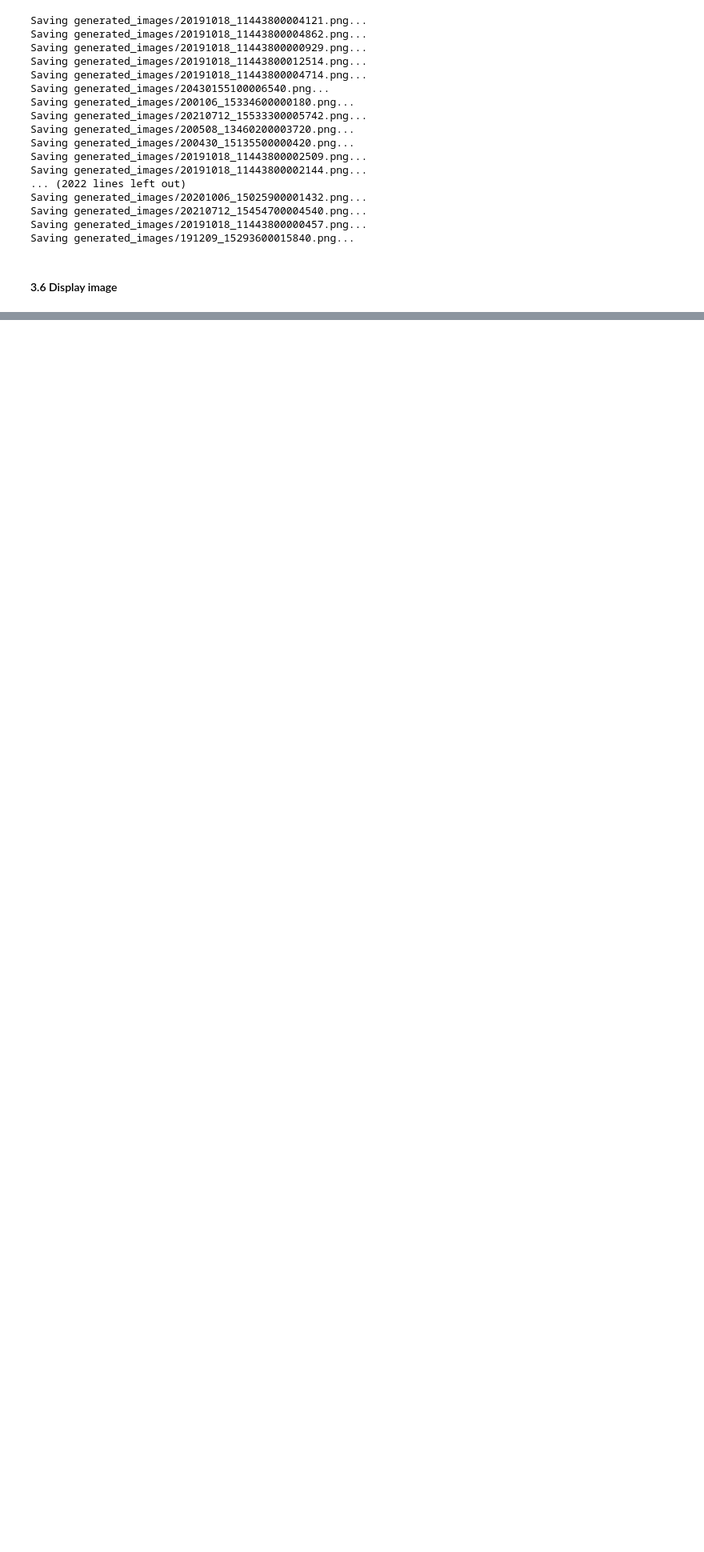
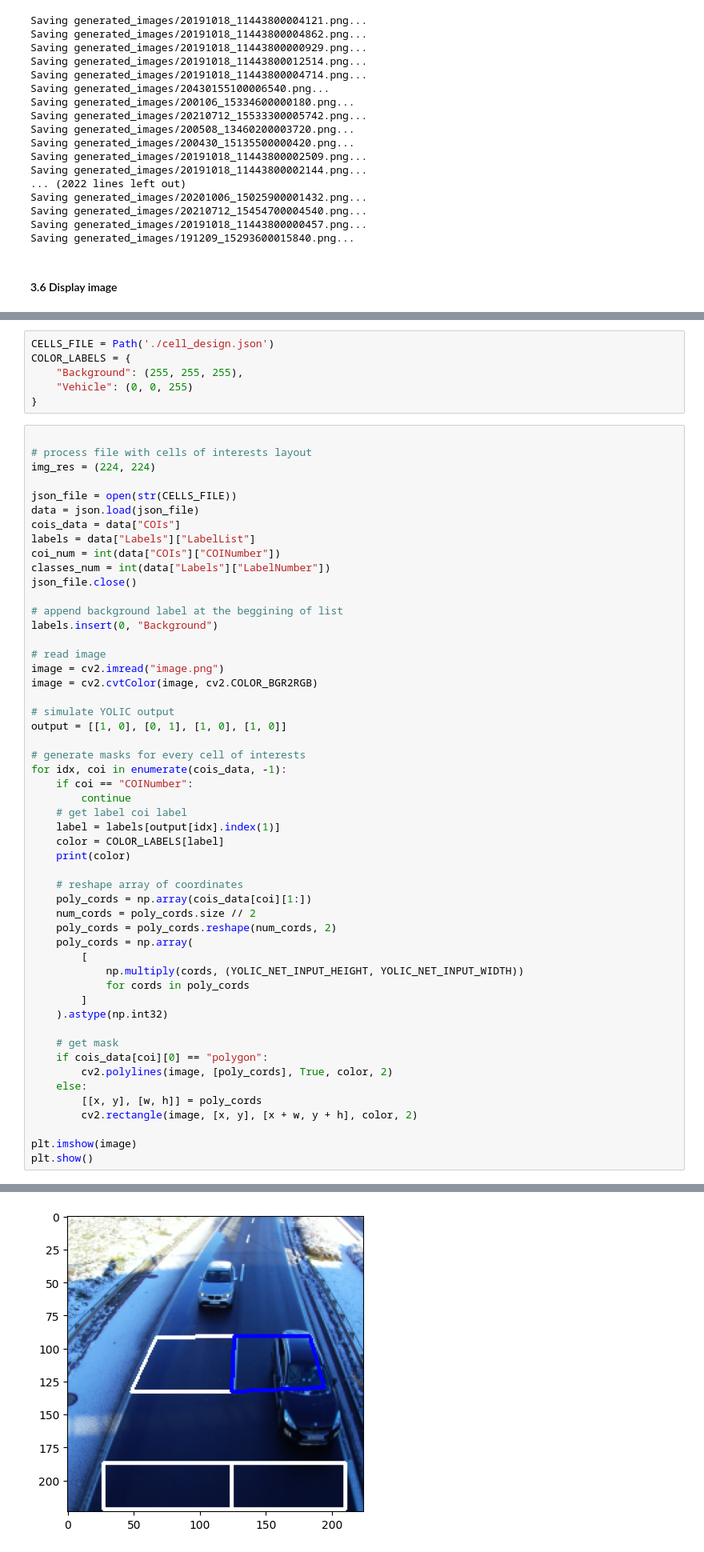
Before and after one commit to KozAAAAA/YOLIC, a Jupyter notebook: yolic.ipynb, the cells around one changed output, grey strips where cells are left out. Shown at 80% size. Drawn from its saved outputs; the diff is of its cells as text; blank space fills up the shorter version.

```diff
--- a/yolic.ipynb
+++ b/yolic.ipynb
@@ -956,0 +921,59 @@ plt.show()
+# %%
+CELLS_FILE = Path('./cell_design.json')
+COLOR_LABELS = {
+    "Background": (255, 255, 255),
+    "Vehicle": (0, 0, 255)
+}
+# %%
+
+# process file with cells of interests layout
+img_res = (224, 224)
+
+json_file = open(str(CELLS_FILE))
+data = json.load(json_file)
+cois_data = data["COIs"]
+labels = data["Labels"]["LabelList"]
+coi_num = int(data["COIs"]["COINumber"])
+classes_num = int(data["Labels"]["LabelNumber"])
+json_file.close()
+
+# append background label at the beggining of list
+labels.insert(0, "Background")
+
+# read image
+image = cv2.imread("image.png")
+image = cv2.cvtColor(image, cv2.COLOR_BGR2RGB)
+
+# simulate YOLIC output
+output = [[1, 0], [0, 1], [1, 0], [1, 0]]
+
+# generate masks for every cell of interests
+for idx, coi in enumerate(cois_data, -1):
+    if coi == "COINumber":
+        continue
+    # get label coi label
+    label = labels[output[idx].index(1)]
+    color = COLOR_LABELS[label]
+    print(color)
+
+    # reshape array of coordinates
+    poly_cords = np.array(cois_data[coi][1:])
+    num_cords = poly_cords.size // 2
+    poly_cords = poly_cords.reshape(num_cords, 2)
+    poly_cords = np.array(
+        [
+            np.multiply(cords, (YOLIC_NET_INPUT_HEIGHT, YOLIC_NET_INPUT_WIDTH))
+            for cords in poly_cords
+        ]
+    ).astype(np.int32)
+
+    # get mask
+    if cois_data[coi][0] == "polygon":
+        cv2.polylines(image, [poly_cords], True, color, 2)
+    else:
+        [[x, y], [w, h]] = poly_cords
+        cv2.rectangle(image, [x, y], [x + w, y + h], color, 2)
+
+plt.imshow(image)
+plt.show()
+# %% [output]
@@ -956,0 +984 @@ plt.show()
+[figure, added]
```
Also changed, not shown: parts of 10 cells of this notebook, 1 other file.
